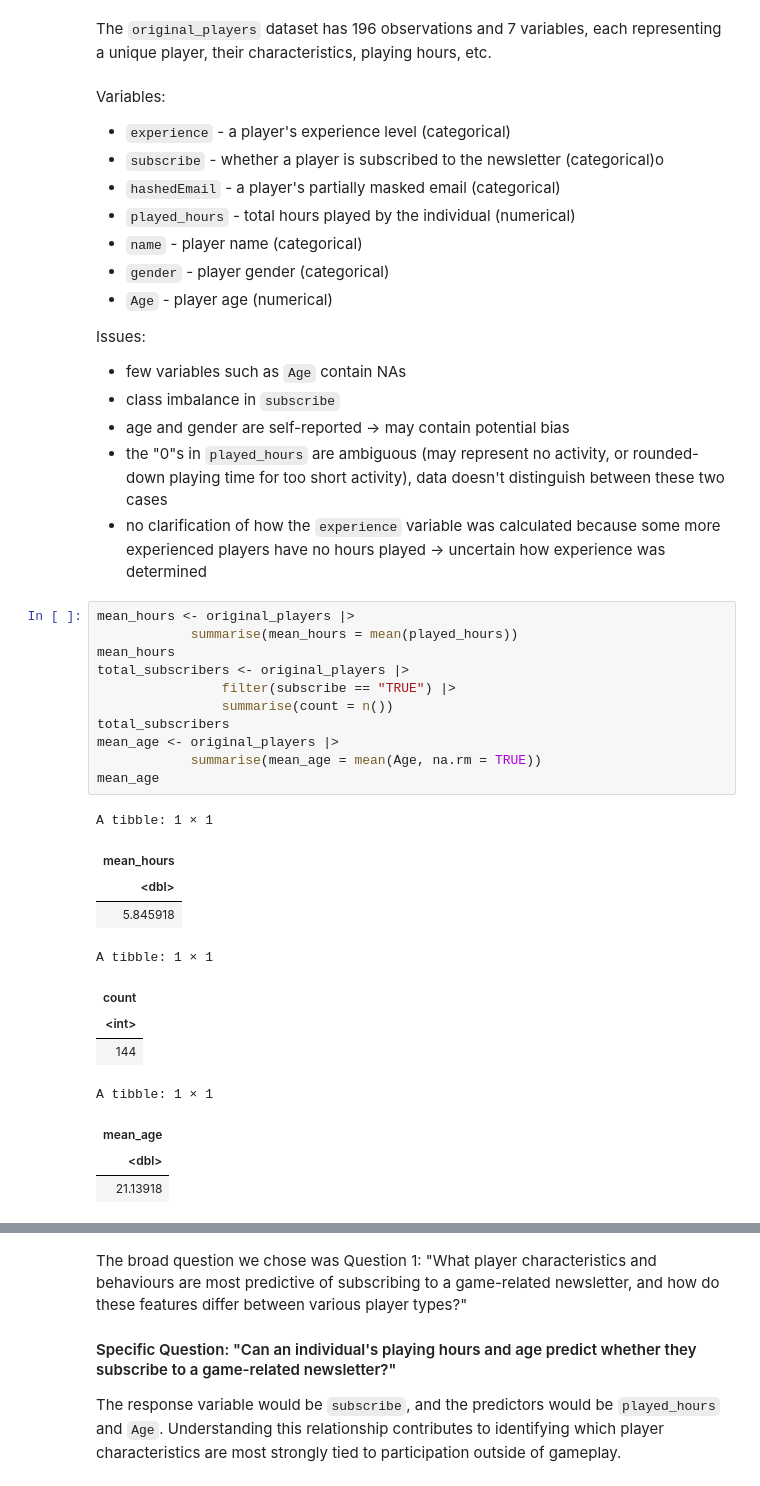
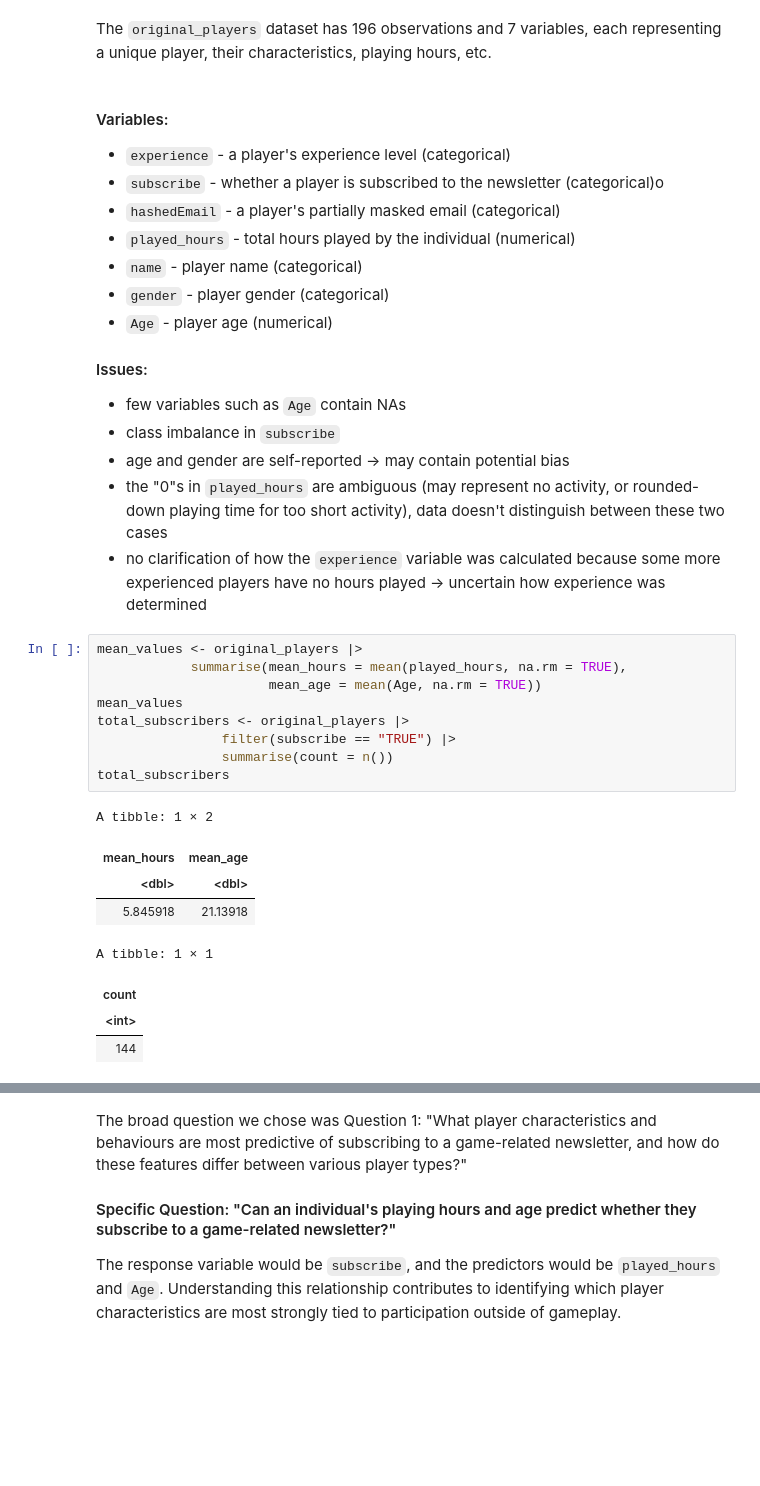
Before and after one commit to kristyluna2006/DSCI-Group-Project-, a Jupyter notebook: Group Project.ipynb, the cells around one changed output, grey strips where cells are left out. Cells and saved outputs as stored; diff of their text form; blank space fills up the shorter version.

```diff
--- a/Group Project.ipynb
+++ b/Group Project.ipynb
@@ -33,7 +32,7 @@ A tibble: 6 × 7
 # %% [markdown]
 The `original_players` dataset has 196 observations and 7 variables, each representing a unique player, their characteristics, playing hours, etc.
 # %% [markdown]
-Variables:
+#### Variables:
 - `experience` - a player's experience level (categorical)
 - `subscribe` - whether a player is subscribed to the newsletter (categorical)o
 - `hashedEmail` - a player's partially masked email (categorical)
@@ -42,34 +41,28 @@ Variables:
 - `gender` - player gender (categorical)
 - `Age` - player age (numerical)
 
-Issues:
+#### Issues:
 - few variables such as `Age` contain NAs
 - class imbalance in `subscribe`
 - age and gender are self-reported -> may contain potential bias
 - the "0"s in `played_hours` are ambiguous (may represent no activity, or rounded-down playing time for too short activity), data doesn't distinguish between these two cases
 - no clarification of how the `experience` variable was calculated because some more experienced players have no hours played -> uncertain how experience was determined
 # %%
-mean_hours <- original_players |>
-            summarise(mean_hours = mean(played_hours))
-mean_hours
+mean_values <- original_players |>
+            summarise(mean_hours = mean(played_hours, na.rm = TRUE),
+                      mean_age = mean(Age, na.rm = TRUE))
+mean_values
 total_subscribers <- original_players |>
                 filter(subscribe == "TRUE") |>
                 summarise(count = n())
 total_subscribers
-mean_age <- original_players |>
-            summarise(mean_age = mean(Age, na.rm = TRUE))
-mean_age
 # %% [output]
-A tibble: 1 × 1
+A tibble: 1 × 2
-| mean_hours |
-| <dbl> |
-| 5.845918 |
+| mean_hours | mean_age |
+| <dbl> | <dbl> |
+| 5.845918 | 21.13918 |
 A tibble: 1 × 1
 | count |
 | <int> |
 | 144 |
-A tibble: 1 × 1
-| mean_age |
-| <dbl> |
-| 21.13918 |
 # %% [markdown]
```
Also changed, not shown: parts of 12 cells of this notebook.
